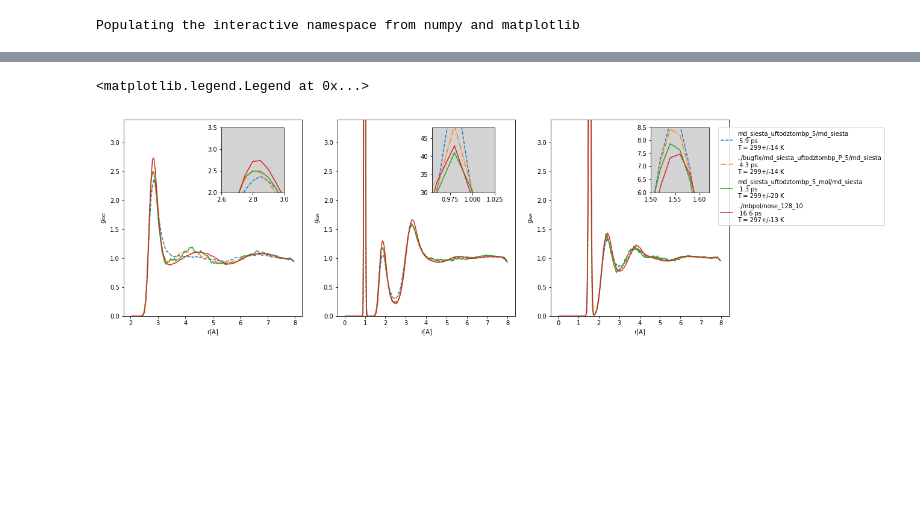
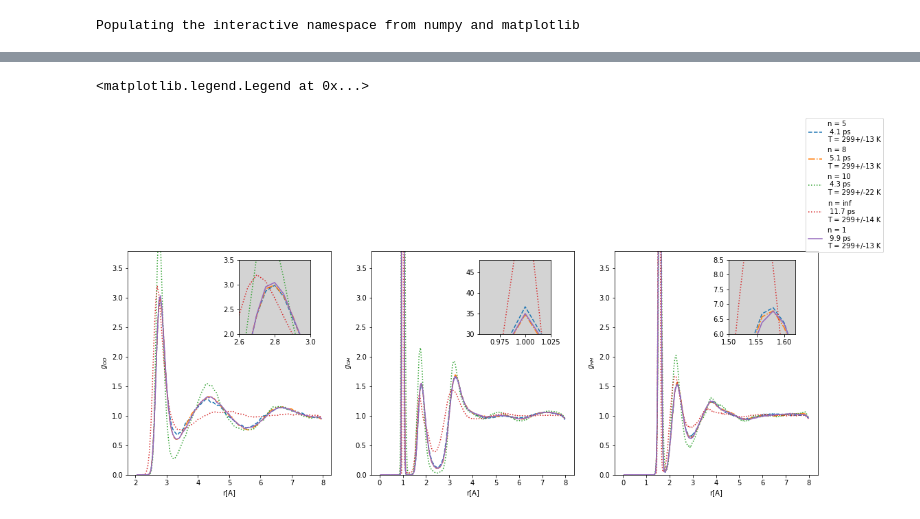
Before and after one commit to semodi/mlcf, a Jupyter notebook: analysis/rdfs.ipynb, the cells around one changed output, grey strips where cells are left out. Cells and saved outputs as stored; diff of their text form; code cells hidden in the pictures; blank space fills up the shorter version.

```diff
--- a/analysis/rdfs.ipynb
+++ b/analysis/rdfs.ipynb
@@ -121,15 +123,15 @@ T = 297+/-13 K
 # %%
-# labels = ['descriptor', 'mulliken', 'mulliken szp', 'szp uncorrected', 'dzp custom uncorrected', 'mbpol']
+##### labels = ['descriptor', 'mulliken', 'mulliken szp', 'szp uncorrected', 'dzp custom uncorrected', 'mbpol']
 # labels = ['descriptor (sz) 15','descriptor (sz) 10', 'ultra-fast 5','uncorrected sz 5',
 #           'uncorrected sz 10','uncorrected sz 15'
 #           'descriptor (szp) 5', 'descriptor (sz) 5',
 #           'mulliken (szp)', 'mulliken (szp), N = 10','dzp custom']
 # labels = ['N = 5', 'N = 5 (alt)', 'N = 5 (uncorrected)','N = 10','N = 15','N = 1']
-labels = ['N=3','N = 5', 'N = 8', 'N = 10','N = 15','to_mbpol','N = 1','MB-pol']
+labels = ['n = 5 ','n = 8','n = 10', 'n = $\\inf$', 'n = 1']
 # labels = ['5','8','10','inf','DFT']
 # labels = ['UF -> MB-pol', 'RSD', 'RSD (atomic)', 'MB-pol']
-labels = ['5','15','inf','MB-pol']
-labels = paths + ['MB-pol']
+# labels = ['5','15','inf','MB-pol']
+# labels = paths + ['MB-pol']
 # labels = ['5','inf','pure','MB-pol']
 # labels = [l[:-len('/md_siesta')] for l in paths]
 # choice = ['descriptor', 'mulliken', 'mbpol', 'dzp custom uncorrected']
@@ -138,8 +140,10 @@ labels = paths + ['MB-pol']
 # choice = np.array(labels)[[-3,-2,-1]]
 # choice = np.array(labels)[[1,2,3,6]]
 # choice =  ['5','inf','pure']
-choice = np.array(labels)[[0,1,2,4]]
-styles = ['--','-.','-','-', '-','-','-','-','-','-','-','-']
+# choice = np.array(labels)[[0, 1, 3, 4]]
+choice = ['n = 5 ','n = 8','n = 10', 'n = $\\inf$', 'n = 1']
+# choice = labels
+styles = ['--','-.',':',':','-']
 figure(figsize = (18,6))
 bins1 = np.arange(2,8,0.05)[1:]
 bins2 = np.arange(0,8,0.02)[1:]
@@ -160,36 +164,38 @@ for i, [data,bins,div, t, inset, xl, yl] in enumerate(zip([r_oo_list, r_oh_list,
                                         [bins1,bins2,bins2],
                                         [1,4,2],
                                         ['OO', 'OH', 'HH'],
                                          insets, insets_xlims, insets_ylims)):
 
     subplot(1,3,i+1)
 
     for r_oo, l, rt, s in zip(data, labels, runtimes, styles):
         if l in choice:
             plot(bins, (np.mean(r_oo[:max_t], axis = 0)/div), label = l +'\n {:.1f} ps'.format(rt), ls = s)
 
-    ylim(0,3.4)
-#     xlim(1,8)
+    ylim(0,3.8)
+#     xlim(2,5)
     xlabel('r[A]')
     ylabel('$g_{' + t + '}$' )
 #     legend()
     if i > -1:
         axes(inset, facecolor = 'lightgray')
     #     xticks([])
     #     yticks([])
         for r_oo, l, rt, s, log in zip(data, labels, runtimes, styles, logs):
             if l in choice:
                 plot(bins, np.mean(r_oo[:max_t], axis = 0)/div,
+#                      label = l +'\n {:.1f} ps'.format(min(len(r_oo)*dt/2000,(max_t * dt)/2000)) + '\nT = {:.0f}+/-{:.0f} K'.format(log['T[K]'].mean(), log['T[K]'].std()),
                      label = l +'\n {:.1f} ps'.format(min(len(r_oo)*dt/2000,(max_t * dt)/2000)) + '\nT = {:.0f}+/-{:.0f} K'.format(log['T[K]'].mean(), log['T[K]'].std()),
+
                      ls = s)
         xlim(*xl)
         ylim(*yl)
 legend(bbox_to_anchor=(1.1, 1.05))
 # savefig('../figs/rdfs_uftodz.eps', bbox_inches = 'tight')
 # savefig('../figs/rdfs_uftodz.pdf', bbox_inches = 'tight')
 # %% [output]
 <matplotlib.legend.Legend at 0x...>
-[figure, old version]
+[figure, new version]
 # %%
 # pd.DataFrame(r_oo_list[0]).to_csv('/gpfs/scratch/smdick/new/mbpol_bins/r_oo.bins', index = None, header = None)
 # pd.DataFrame(r_oh_list[0]).to_csv('/gpfs/scratch/smdick/new/mbpol_bins/r_oh.bins', index = None, header = None)
```
Also changed, not shown: parts of 3 cells of this notebook, 5 other files.
